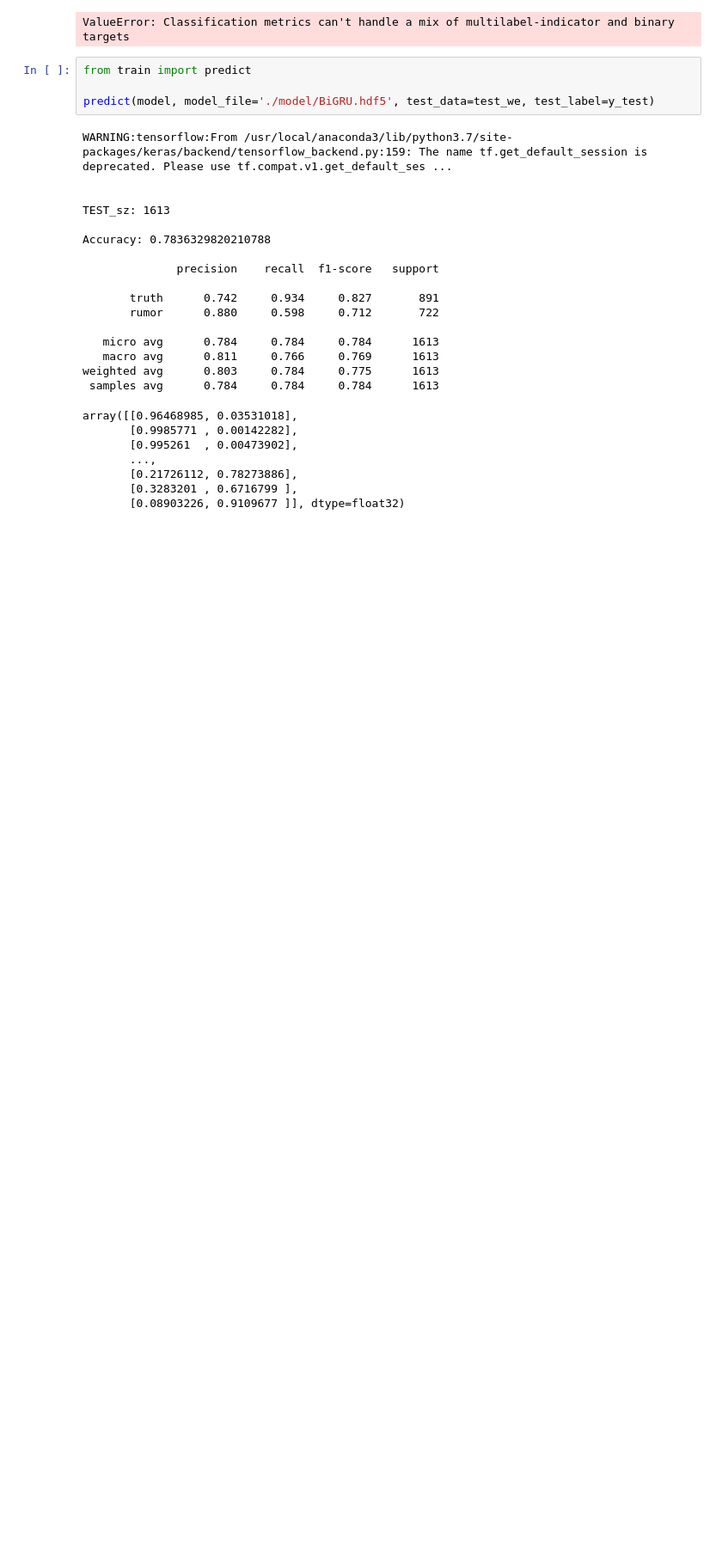
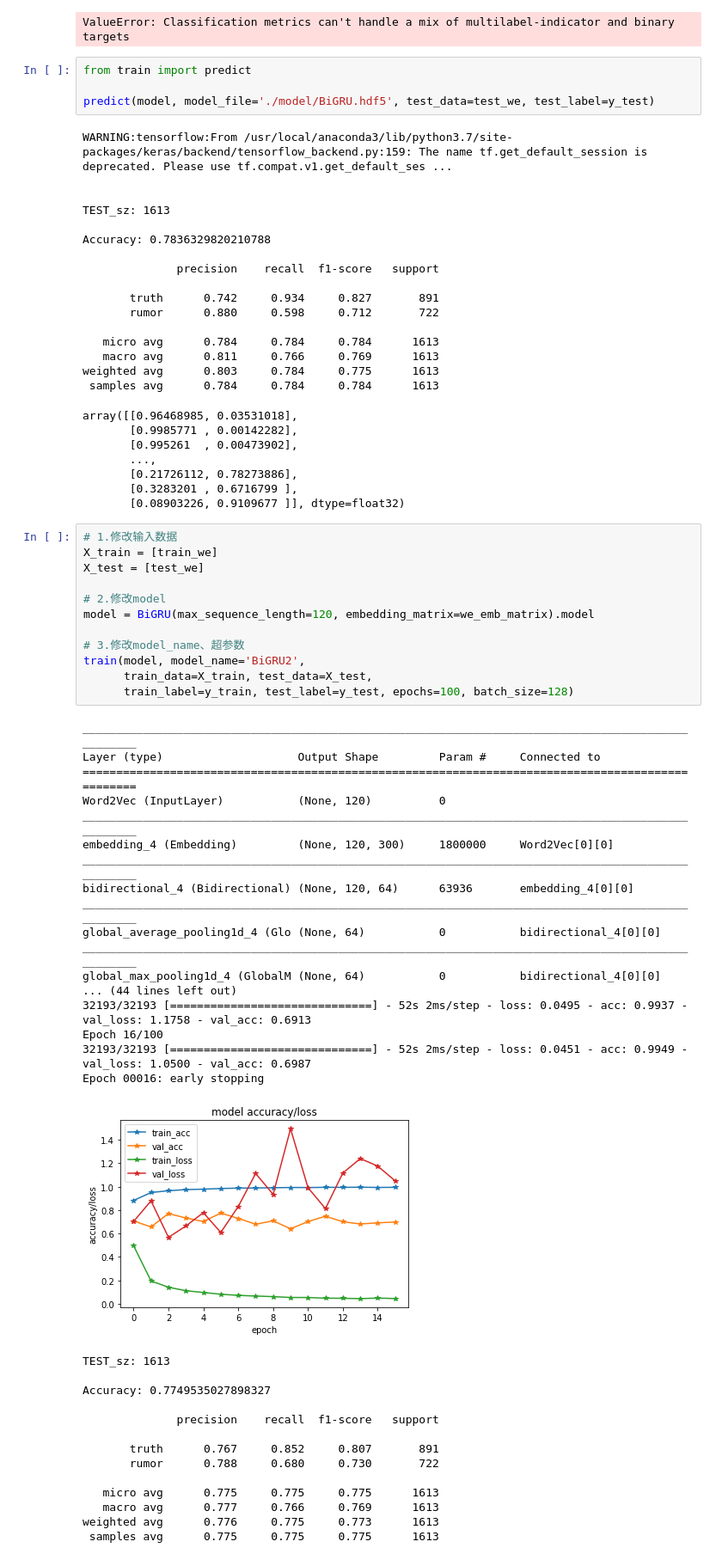
Before and after one commit to RMSnow/MM-Course, a Jupyter notebook: zhangxueyao/models/text-models.ipynb, the cells around one changed output. Shown at 86% size. Saved outputs shown, nothing was run; the diff lists cells and outputs as text; blank space fills up the shorter version.

```diff
--- a/zhangxueyao/models/text-models.ipynb
+++ b/zhangxueyao/models/text-models.ipynb
@@ -105,3 +104,47 @@ array([[0.96468985, 0.03531018],
        [0.21726112, 0.78273886],
        [0.3283201 , 0.6716799 ],
        [0.08903226, 0.9109677 ]], dtype=float32)
+# %%
+# 1.修改输入数据
+X_train = [train_we]
+X_test = [test_we]
+
+# 2.修改model
+model = BiGRU(max_sequence_length=120, embedding_matrix=we_emb_matrix).model
+
+# 3.修改model_name、超参数
+train(model, model_name='BiGRU2',
+      train_data=X_train, test_data=X_test,
+      train_label=y_train, test_label=y_test, epochs=100, batch_size=128)
+# %% [output]
+__________________________________________________________________________________________________
+Layer (type)                    Output Shape         Param #     Connected to
+==================================================================================================
+Word2Vec (InputLayer)           (None, 120)          0
+__________________________________________________________________________________________________
+embedding_4 (Embedding)         (None, 120, 300)     1800000     Word2Vec[0][0]
+__________________________________________________________________________________________________
+bidirectional_4 (Bidirectional) (None, 120, 64)      63936       embedding_4[0][0]
+__________________________________________________________________________________________________
+global_average_pooling1d_4 (Glo (None, 64)           0           bidirectional_4[0][0]
+__________________________________________________________________________________________________
+global_max_pooling1d_4 (GlobalM (None, 64)           0           bidirectional_4[0][0]
+... (44 lines left out)
+32193/32193 [==============================] - 52s 2ms/step - loss: 0.0495 - acc: 0.9937 - val_loss: 1.1758 - val_acc: 0.6913
+Epoch 16/100
+32193/32193 [==============================] - 52s 2ms/step - loss: 0.0451 - acc: 0.9949 - val_loss: 1.0500 - val_acc: 0.6987
+Epoch 00016: early stopping
+[figure, added]
+TEST_sz: 1613
+
+Accuracy: 0.7749535027898327
+
+              precision    recall  f1-score   support
+
+       truth      0.767     0.852     0.807       891
+       rumor      0.788     0.680     0.730       722
+
+   micro avg      0.775     0.775     0.775      1613
+   macro avg      0.777     0.766     0.769      1613
+weighted avg      0.776     0.775     0.773      1613
+ samples avg      0.775     0.775     0.775      1613
```
Also changed, not shown: parts of 11 cells of this notebook, 4 other files.
